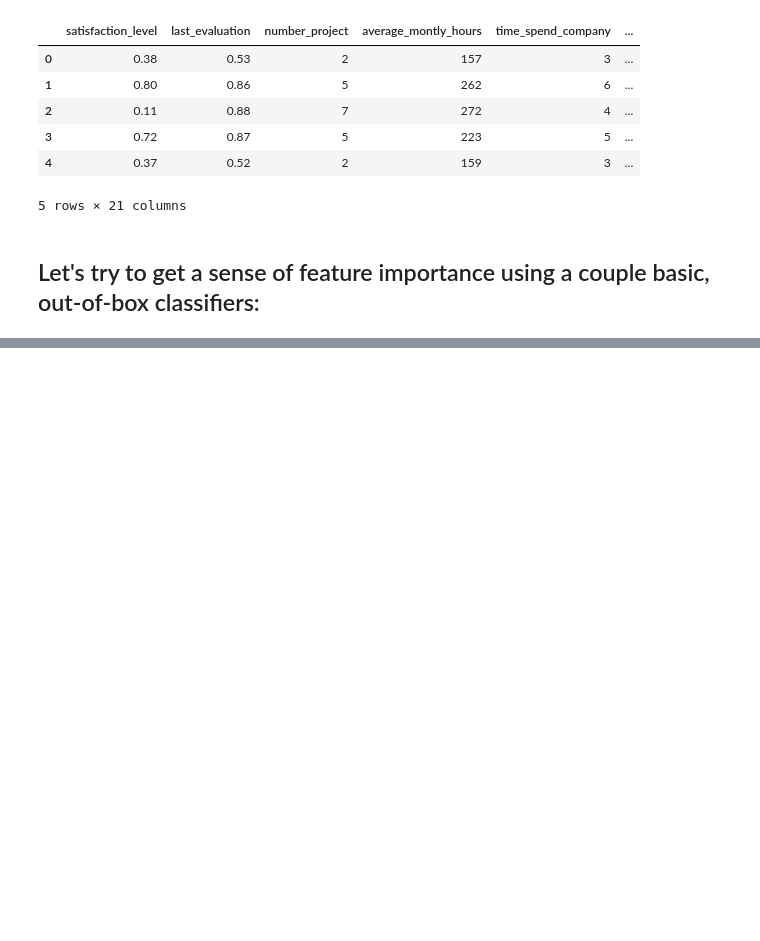
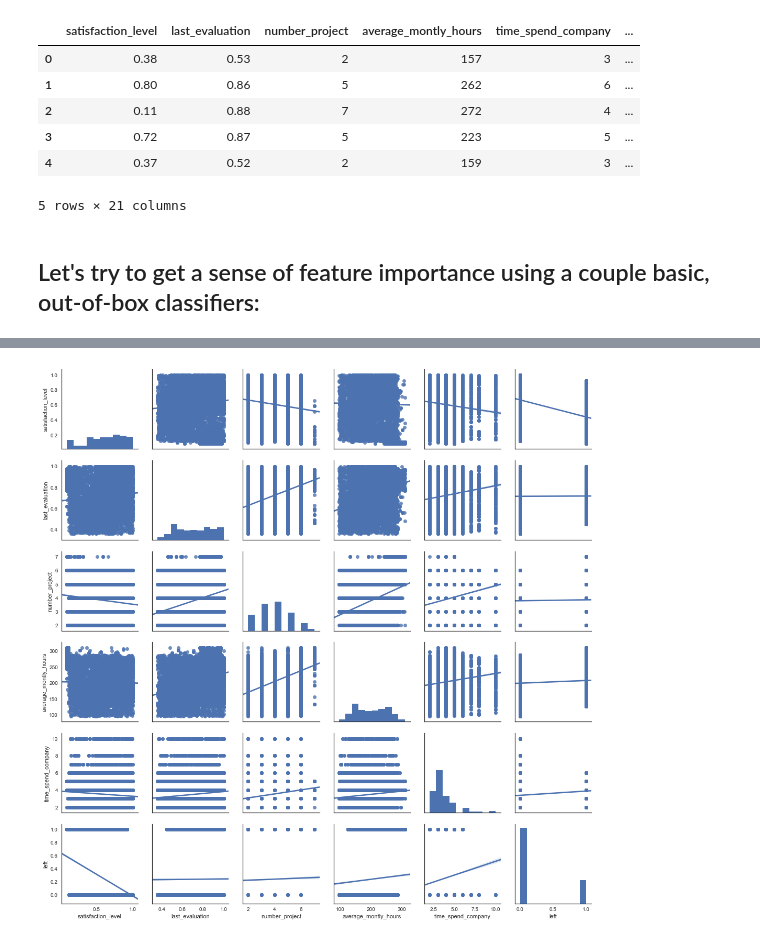
Before and after one commit to tilla232/employee_churn_case_study, a Jupyter notebook: src/eda.ipynb, the cells around one changed output, grey strips where cells are left out. Drawn from its saved outputs; the diff is of its cells as text; code cells hidden in the pictures; blank space fills up the shorter version.

```diff
--- a/src/eda.ipynb
+++ b/src/eda.ipynb
@@ -153,0 +156,11 @@ plot = sns.pairplot(fs,hue='left',diag_kind='kde',kind='reg')
+# %%
+# Creating a dataframe containing the 5 features + the target feature.
+imp = ['satisfaction_level','last_evaluation','number_project','average_montly_hours','time_spend_company','left']
+idf = fs[imp]
+# %%
+# Looking at pairwise plots of our feature space - it's a little messy initially, but using reg plots the line of best
+# fit, helping us get a better idea of the collinearity (or lack thereof) between features.
+sns.set_style('white')
+plot = sns.pairplot(idf,diag_kind='hist',kind='reg')
+# %% [output]
+[figure, added]
```
Also changed, not shown: parts of 12 cells of this notebook.
